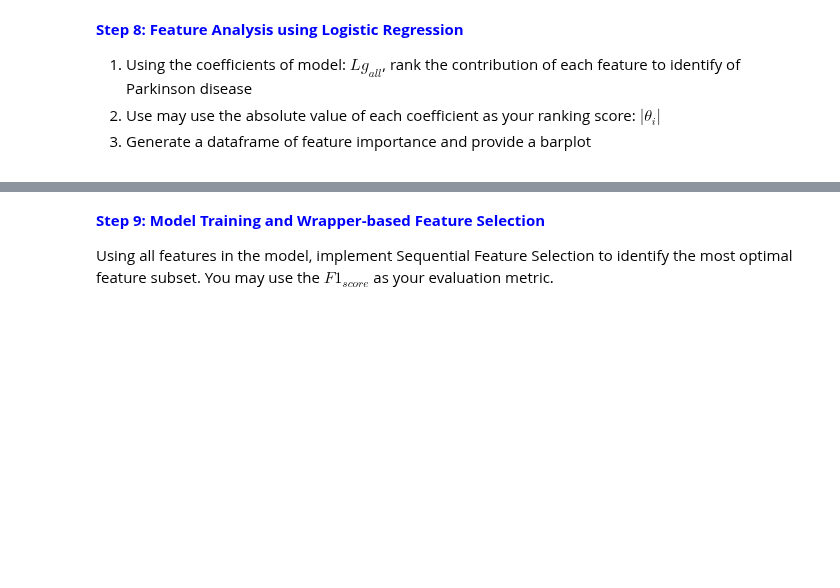
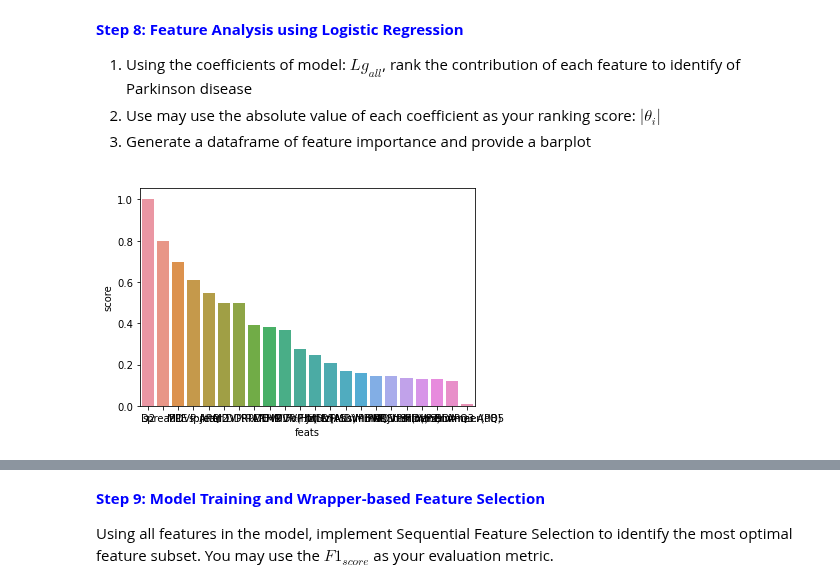
Before and after one commit to YvesMatanga/freemium_datascience, a Jupyter notebook: machine-learning-tutorials/Classification/Practice/2-Classifcation-case-studies - Logistic-Regression.ipynb, the cells around one changed output, grey strips where cells are left out. Drawn from its saved outputs; the diff is of its cells as text; code cells hidden in the pictures; blank space fills up the shorter version.

```diff
--- a/machine-learning-tutorials/Classification/Practice/2-Classifcation-case-studies - Logistic-Regression.ipynb
+++ b/machine-learning-tutorials/Classification/Practice/2-Classifcation-case-studies - Logistic-Regression.ipynb
@@ -74,5 +77,8 @@ plt.show()
 # %% [markdown]
 <b style="color: blue;">Step 3: Identify features and the target variable in the problem</b>
+# %%
+y = df[['status']]#target
+X = df.drop(columns=['status','name'])#features
 # %% [markdown]
 <b style="color: blue;">Step 4: Feature Engineering, Selection and Analysis</b>
 
@@ -86,3 +92,14 @@ plt.show()
 <span style="color:blue;">Note: Filter-based feature selection is often used to reduce dimensionality before applying more resource-intense wrapper-based methods. <b>Rule of thumb: 20-30 features is considered low dimensional</b>. Filtering maybe unnecessary.</span>
 
 <span style="color:blue">Why do we filter? Essentially for computational reasons or if domain knowledge requires it. Otherwise use wrapper-based filtering</span>
+# %%
+from sklearn.feature_selection import VarianceThreshold
+
+threshold = 0.0001
+selector = VarianceThreshold(threshold)
+selector.fit(X)
+inds = selector.get_support()
+
+var_filter_feats = X.columns[inds]
+
+print(var_filter_feats)
@@ -110,3 +240,15 @@ plt.show()
         <li> Use may use the absolute value of each coefficient as your ranking score: $|\theta_i|$</li>
     <li>Generate a dataframe of feature importance and provide a barplot</li>
     </ol>
+# %%
+#p/(1-p) = a + a_1x_1 + a_2x_2 +...a_nx_n
+import numpy as np
+X.columns
+score = np.abs(clf_all.coef_[0])
+
+features_df = pd.DataFrame({'feats':X.columns,'score':score})
+features_df_sorted = features_df.sort_values(by=['score'],ascending=False)
+sns.barplot(data=features_df_sorted,x='feats',y='score')
+plt.show()
+# %% [output]
+[figure, added]
```
Also changed, not shown: parts of 16 cells of this notebook.
